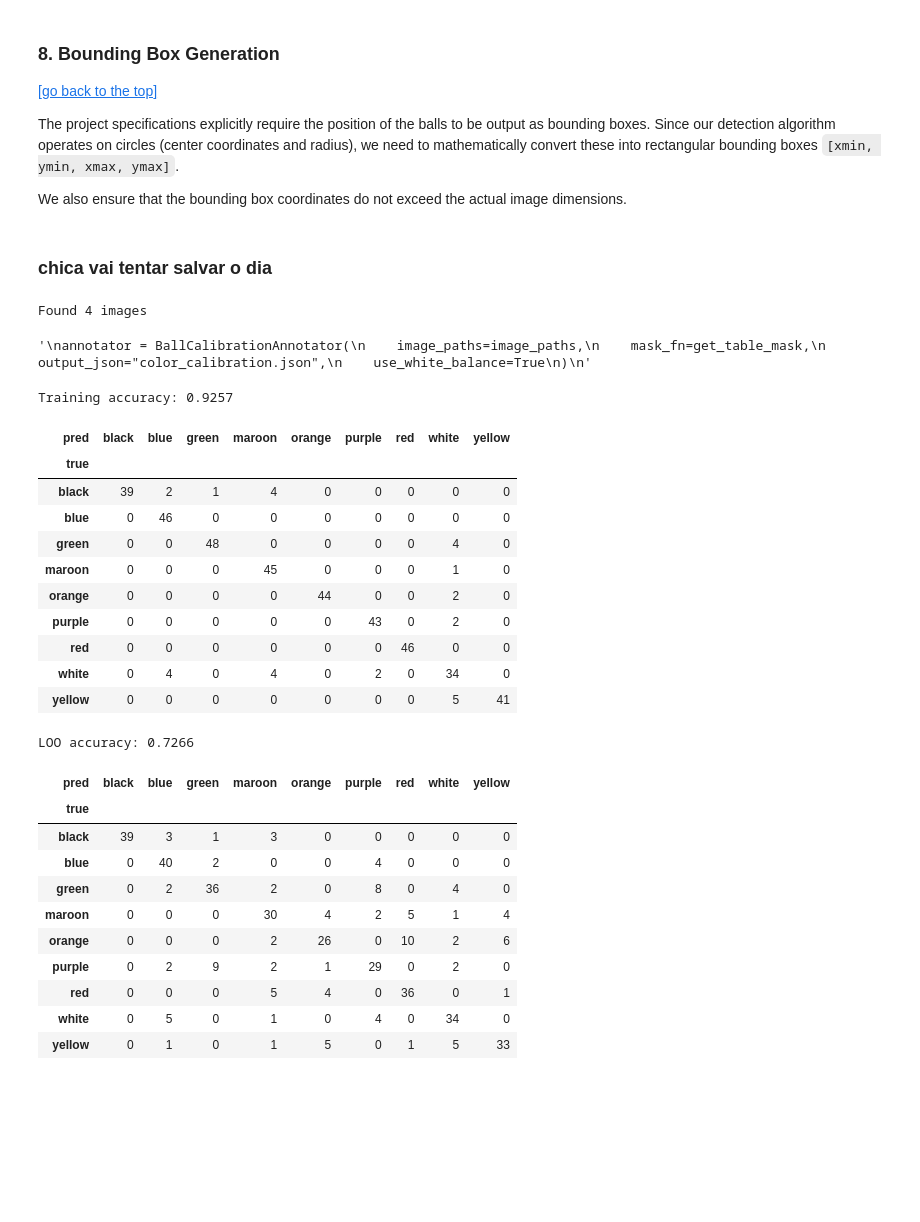
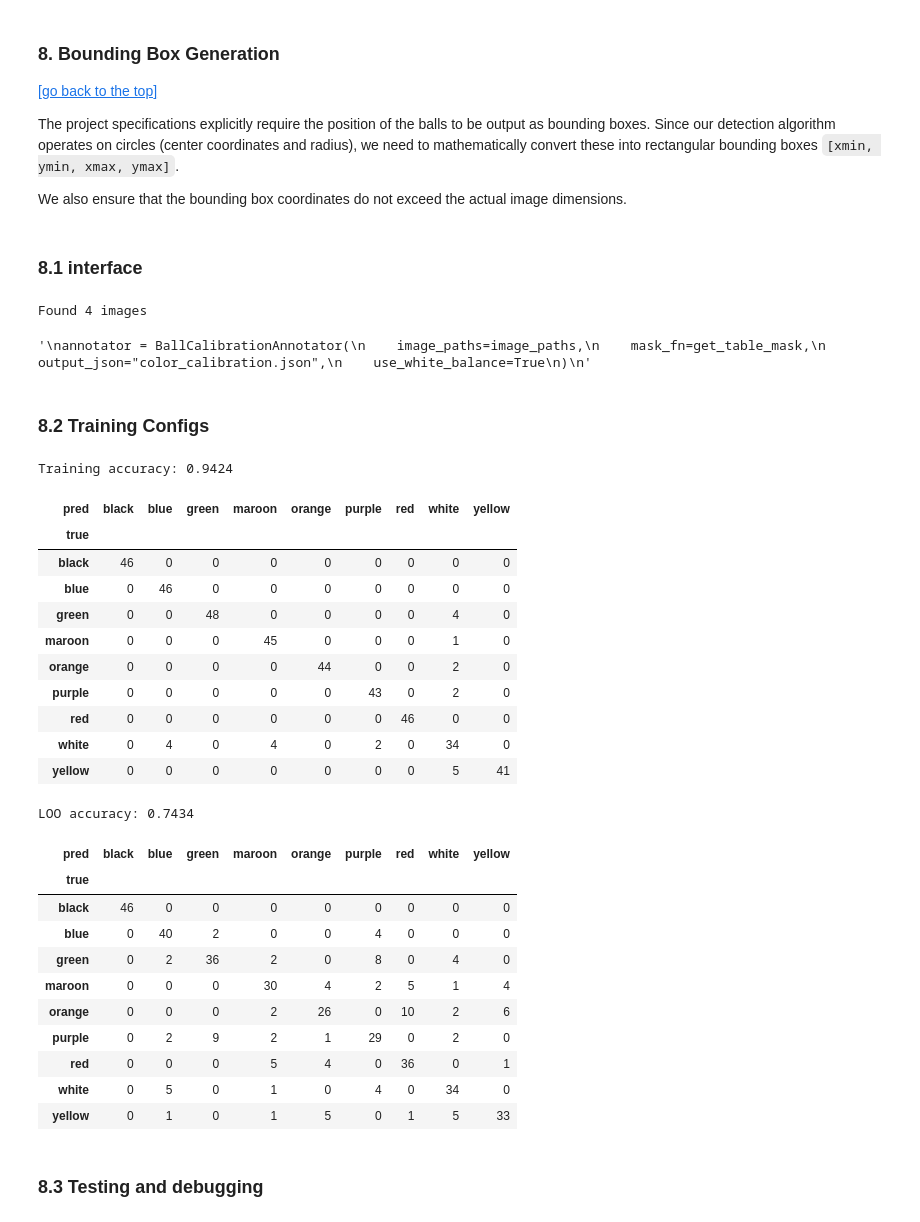
Before and after one commit to Alejandro-131004/Computer-Vision, a Jupyter notebook: assigment1.ipynb, the cells around one changed output. Cells and saved outputs as stored; diff of their text form; code cells hidden in the pictures; blank space fills up the shorter version.

```diff
--- a/assigment1.ipynb
+++ b/assigment1.ipynb
@@ -812,4 +812,4 @@ Since our detection algorithm operates on circles (center coordinates and radius
 
 We also ensure that the bounding box coordinates do not exceed the actual image dimensions.
 # %% [markdown]
-### chica vai tentar salvar o dia
+### 8.1 interface
@@ -1659,6 +1669,8 @@ annotator = BallCalibrationAnnotator(
 # %% [output]
 Found 4 images
 '\nannotator = BallCalibrationAnnotator(\n    image_paths=image_paths,\n    mask_fn=get_table_mask,\n    output_json="color_calibration.json",\n    use_white_balance=True\n)\n'
+# %% [markdown]
+### 8.2 Training Configs
 # %%
 import json
 from pathlib import Path
@@ -1907,6 +1919,8 @@ def build_feature_vector_from_row(row):
         hue_cos = np.cos(angle)
         hue_sin = np.sin(angle)
 
+    stripe_score = safe_float(row.get("stripe_score"), 0.0)
+
     return np.array([
         hue_cos,
         hue_sin,
@@ -1919,6 +1933,7 @@ def build_feature_vector_from_row(row):
         v_p90,
         v_std,
         s_p90,
+        stripe_score # Inject spatial data for the ML model or rules
     ], dtype=float)
 
 
@@ -1943,17 +1958,17 @@ def apply_explicit_rules(row):
     h_std = safe_float(row.get("h_std"), 999.0)
 
     if (
-        black_ratio >= 0.14 and
-        h_std <= 18.0 and
-        white_ratio <= 0.10
+        black_ratio >= 0.12 and
+        white_ratio <= 0.12 and
+        v_median <= 190
     ):
         return "black"
 
     if (
-        white_ratio >= WHITE_RATIO_MIN_FOR_WHITE and
-        v_p90 >= WHITE_VP90_MIN and
-        s_median <= WHITE_S_MEDIAN_MAX and
-        black_ratio <= WHITE_BLACK_RATIO_MAX
+        white_ratio >= 0.20 and
+        v_p90 >= 205 and
+        s_median <= 170 and
+        black_ratio <= 0.08
     ):
         return "white"
 
@@ -2055,35 +2070,35 @@ def save_model(feature_mean, feature_std, path=MODEL_JSON):
         json.dump(model, f, indent=4)
 
 
 # ============================================================
 # Run
 # ============================================================
 
 def main():
     recompute_annotation_stats()
     df = build_dataframe_from_annotations()
     df_filtered = filter_dataframe(df)
     X, y, Xz, feature_mean, feature_std = build_training_matrix(df_filtered)
 
     train_acc, train_conf = evaluate_training(df_filtered, Xz, y, feature_mean, feature_std)
     loo_acc, loo_conf = evaluate_loo(df_filtered, Xz, y, feature_mean, feature_std)
 
     save_model(feature_mean, feature_std)
 
     print(f"Training accuracy: {train_acc:.4f}")
     display(train_conf)
     print(f"LOO accuracy: {loo_acc:.4f}")
     display(loo_conf)
 
     return df_filtered, X, y, Xz, feature_mean, feature_std
 
 
 df_filtered, X, y, Xz, feature_mean, feature_std = main()
 # %% [output]
-Training accuracy: 0.9257
+Training accuracy: 0.9424
 | pred | black | blue | green | maroon | orange | purple | red | white | yellow |
 | true |  |  |  |  |  |  |  |  |  |
-| black | 39 | 2 | 1 | 4 | 0 | 0 | 0 | 0 | 0 |
+| black | 46 | 0 | 0 | 0 | 0 | 0 | 0 | 0 | 0 |
 | blue | 0 | 46 | 0 | 0 | 0 | 0 | 0 | 0 | 0 |
 | green | 0 | 0 | 48 | 0 | 0 | 0 | 0 | 4 | 0 |
 | maroon | 0 | 0 | 0 | 45 | 0 | 0 | 0 | 1 | 0 |
@@ -2092,10 +2107,10 @@ Training accuracy: 0.9257
 | red | 0 | 0 | 0 | 0 | 0 | 0 | 46 | 0 | 0 |
 | white | 0 | 4 | 0 | 4 | 0 | 2 | 0 | 34 | 0 |
 | yellow | 0 | 0 | 0 | 0 | 0 | 0 | 0 | 5 | 41 |
-LOO accuracy: 0.7266
+LOO accuracy: 0.7434
 | pred | black | blue | green | maroon | orange | purple | red | white | yellow |
 | true |  |  |  |  |  |  |  |  |  |
-| black | 39 | 3 | 1 | 3 | 0 | 0 | 0 | 0 | 0 |
+| black | 46 | 0 | 0 | 0 | 0 | 0 | 0 | 0 | 0 |
 | blue | 0 | 40 | 2 | 0 | 0 | 4 | 0 | 0 | 0 |
 | green | 0 | 2 | 36 | 2 | 0 | 8 | 0 | 4 | 0 |
 | maroon | 0 | 0 | 0 | 30 | 4 | 2 | 5 | 1 | 4 |
@@ -2104,4 +2119,6 @@ LOO accuracy: 0.7266
 | red | 0 | 0 | 0 | 5 | 4 | 0 | 36 | 0 | 1 |
 | white | 0 | 5 | 0 | 1 | 0 | 4 | 0 | 34 | 0 |
 | yellow | 0 | 1 | 0 | 1 | 5 | 0 | 1 | 5 | 33 |
+# %% [markdown]
+### 8.3 Testing and debugging
 # %%
```
Also changed, not shown: parts of 6 cells of this notebook, 2 other files.
